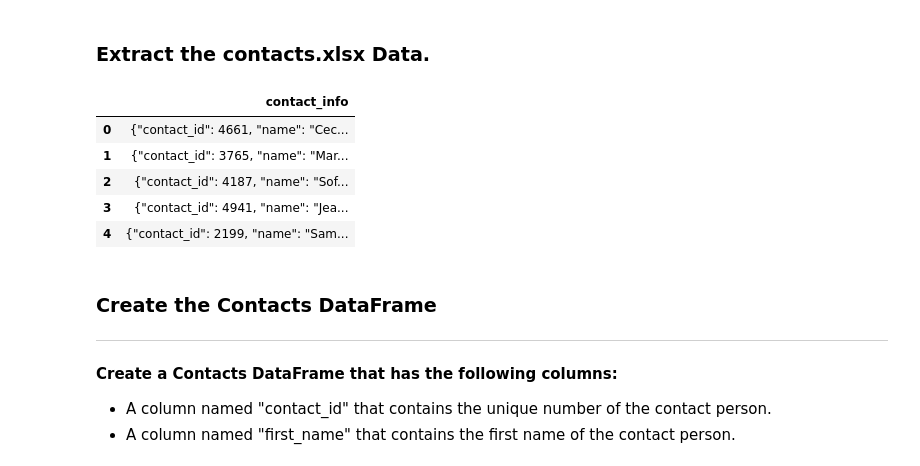
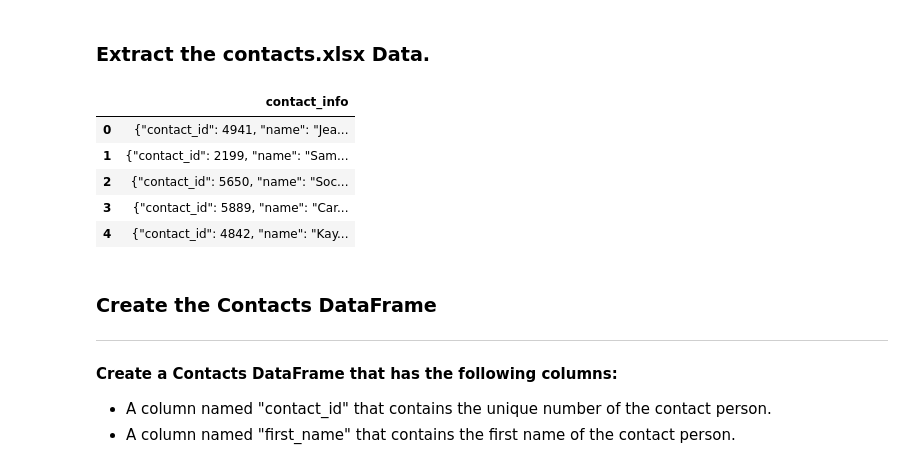
Before and after one commit to NathanBeatheaMartinez/Crowdfunding-ETL, a Jupyter notebook: ETL Version 2.ipynb, the cells around one changed output. Cells and saved outputs as stored; diff of their text form; code cells hidden in the pictures.

```diff
--- a/ETL Version 2.ipynb
+++ b/ETL Version 2.ipynb
@@ -274,14 +273,20 @@ campaign_cleaned.to_csv("Resources/campaign.csv", index=False)
 # %%
 # Read the data into a Pandas DataFrame. Use the `header=2` parameter when reading in the data.
 contact_info_df = pd.read_excel('Resources/contacts.xlsx', header=2)
+rows_to_delete = [1, 2, 3]
+contact_info_df = contact_info_df.drop(rows_to_delete)
+new_column_names = contact_info_df.iloc[0]
+contact_info_df = contact_info_df[1:]
+contact_info_df.columns = new_column_names
+contact_info_df = contact_info_df.reset_index(drop=True)
 contact_info_df.head()
 # %% [output]
 |  | contact_info |
-| 0 | {"contact_id": 4661, "name": "Cec... |
-| 1 | {"contact_id": 3765, "name": "Mar... |
-| 2 | {"contact_id": 4187, "name": "Sof... |
-| 3 | {"contact_id": 4941, "name": "Jea... |
-| 4 | {"contact_id": 2199, "name": "Sam... |
+| 0 | {"contact_id": 4941, "name": "Jea... |
+| 1 | {"contact_id": 2199, "name": "Sam... |
+| 2 | {"contact_id": 5650, "name": "Soc... |
+| 3 | {"contact_id": 5889, "name": "Car... |
+| 4 | {"contact_id": 4842, "name": "Kay... |
 # %% [markdown]
 ### Create the Contacts DataFrame
 ---
```
Also changed, not shown: parts of 17 cells of this notebook.
